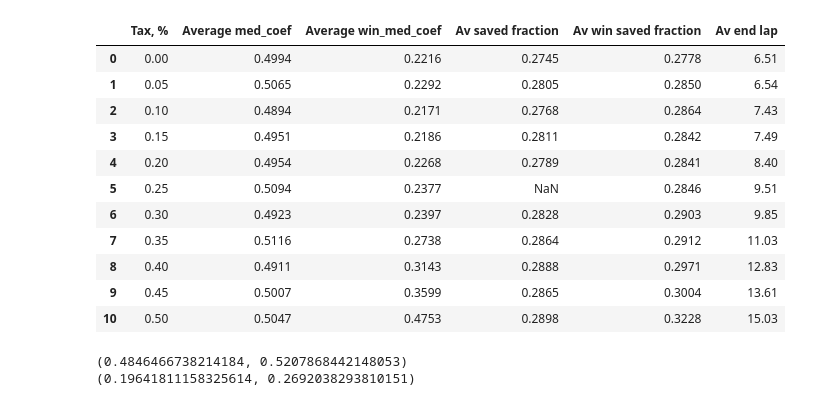
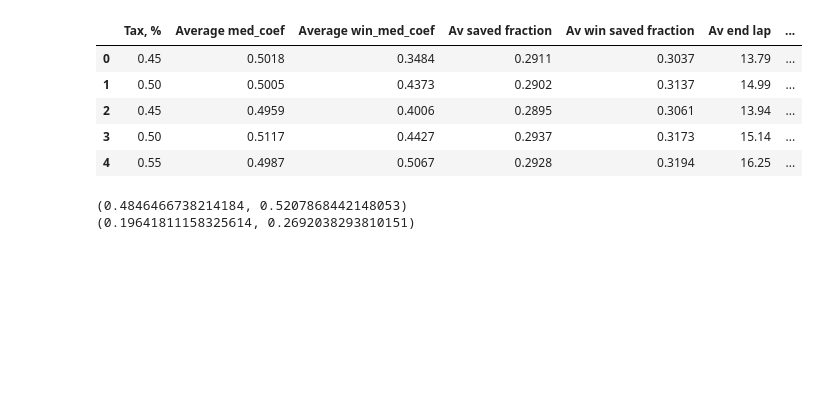
Before and after one commit to FrantsuazaPsychoIT/AgentModel, a Jupyter notebook: Agent_model_NPO.ipynb, the cells around one changed output. Saved outputs shown, nothing was run; the diff lists cells and outputs as text; code cells hidden in the pictures; blank space fills up the shorter version.

```diff
--- a/Agent_model_NPO.ipynb
+++ b/Agent_model_NPO.ipynb
@@ -210,3 +286,31 @@ class SimpleAgentModel:
                         break
                 #print(f'laps: {i}, saved: {self.patients.count_cured}, per_lap: {self.patients.count_cured / i}')
                 return i, self.organizations.laps, self.organizations.med_coef, self.organizations.saved_lifes, self.organizations.all_patients, winner_ind
+# %%
+import numpy as np
+from statistics import mean
+import pandas as pd
+import scipy.stats as st
+
+class AgentModel:
+    class Donators:
+    class Organizations:
+    class Patients:
+
+    def step1():
+    ...
+    def stepn():
+
+    def lap():
+        step1()
+        ...
+        stepn()
+
+    def simulation():
+        while self.organizations.count > 1:
+            self.lap()
+
+model = AgentModel(tax, graph_status)
+
+for i in range(100):
+    results[i] = model.simulation
@@ -299,20 +531,14 @@ tax_results
 # %%
-for k in range(45, 55, 5):
-    tax_sim(tax_results, tax = k / 100)
+for k in range(45, 60, 5):
+    tax_sim(tax_results, tax = k / 100, print_status = False, graph_status = True)
 
 tax_results
 # %% [output]
-|  | Tax, % | Average med_coef | Average win_med_coef | Av saved fraction | Av win saved fraction | Av end lap |
-| 0 | 0.00 | 0.4994 | 0.2216 | 0.2745 | 0.2778 | 6.51 |
-| 1 | 0.05 | 0.5065 | 0.2292 | 0.2805 | 0.2850 | 6.54 |
-| 2 | 0.10 | 0.4894 | 0.2171 | 0.2768 | 0.2864 | 7.43 |
-| 3 | 0.15 | 0.4951 | 0.2186 | 0.2811 | 0.2842 | 7.49 |
-| 4 | 0.20 | 0.4954 | 0.2268 | 0.2789 | 0.2841 | 8.40 |
-| 5 | 0.25 | 0.5094 | 0.2377 | NaN | 0.2846 | 9.51 |
-| 6 | 0.30 | 0.4923 | 0.2397 | 0.2828 | 0.2903 | 9.85 |
-| 7 | 0.35 | 0.5116 | 0.2738 | 0.2864 | 0.2912 | 11.03 |
-| 8 | 0.40 | 0.4911 | 0.3143 | 0.2888 | 0.2971 | 12.83 |
-| 9 | 0.45 | 0.5007 | 0.3599 | 0.2865 | 0.3004 | 13.61 |
-| 10 | 0.50 | 0.5047 | 0.4753 | 0.2898 | 0.3228 | 15.03 |
+|  | Tax, % | Average med_coef | Average win_med_coef | Av saved fraction | Av win saved fraction | Av end lap | ... |
+| 0 | 0.45 | 0.5018 | 0.3484 | 0.2911 | 0.3037 | 13.79 | ... |
+| 1 | 0.50 | 0.5005 | 0.4373 | 0.2902 | 0.3137 | 14.99 | ... |
+| 2 | 0.45 | 0.4959 | 0.4006 | 0.2895 | 0.3061 | 13.94 | ... |
+| 3 | 0.50 | 0.5117 | 0.4427 | 0.2937 | 0.3173 | 15.14 | ... |
+| 4 | 0.55 | 0.4987 | 0.5067 | 0.2928 | 0.3194 | 16.25 | ... |
 # %%
 import scipy.stats as st
```
Also changed, not shown: parts of 9 cells of this notebook, 2 other files.
